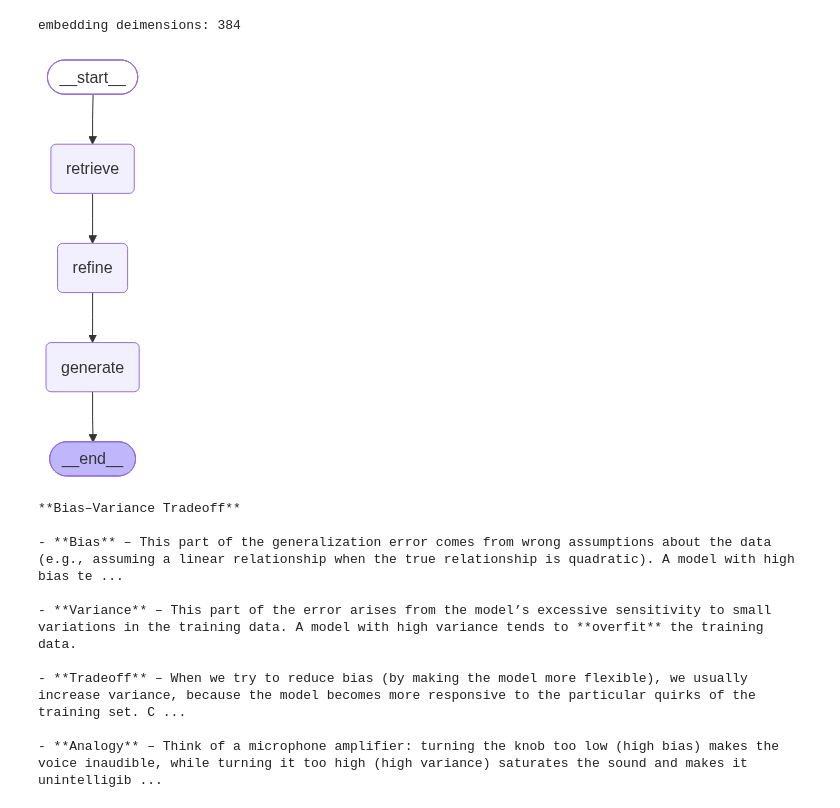
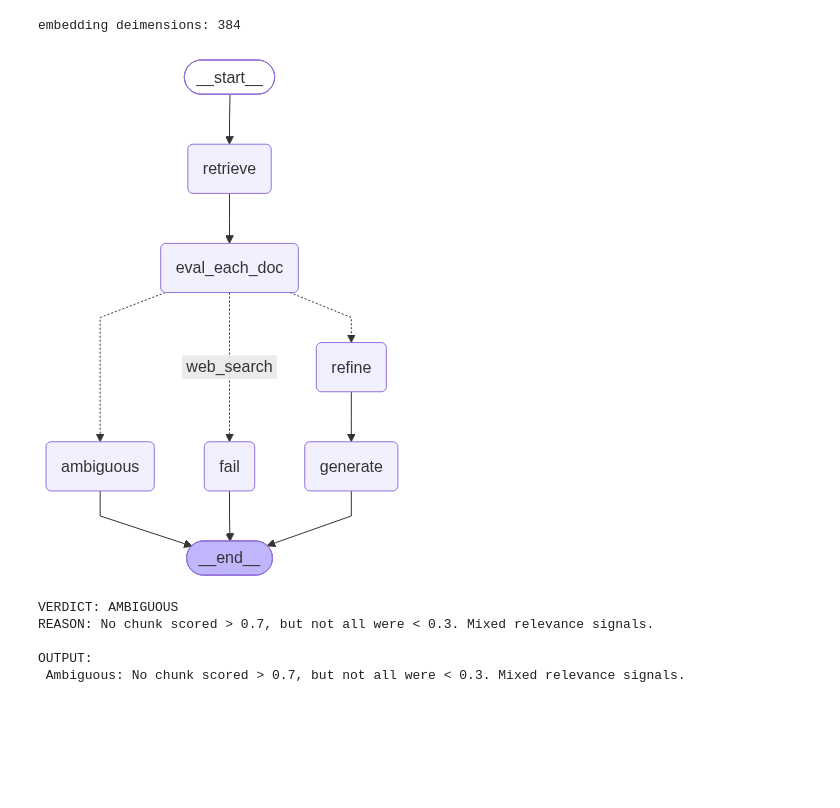
Before and after one commit to sumran58/advanced-rag, a Jupyter notebook: corrective rag/corrective_rag.ipynb, the cells around one changed output. Cells and saved outputs as stored; diff of their text form; code cells hidden in the pictures; blank space fills up the shorter version.

```diff
--- a/corrective rag/corrective_rag.ipynb
+++ b/corrective rag/corrective_rag.ipynb
@@ -61,11 +61,14 @@ LOWER_TH=0.3
 class State(TypedDict):
     question: str
     docs: List[Document]
+    good_docs=List[Document]
+    verdict:str #correct,incorrect,ambiguous
+    reason:str #the reason of the verdict
     answer: str
     strips:List[str] # for retriveal refinement we will be creating the sub chunks of the retrived document
     kept_strips:List[str] #after passing to the llm only few strips will be selected which will be relevan to the query
     refined_context:str # th selected strips will be passed to the llm and the dinal reposne
 # %%
-def retrieve(state):
+def retrieve_node(state):
     q = state["question"]
     return {"docs": retriever.invoke(q)}
@@ -105,7 +172,7 @@ def refine(state: State) -> State:
     q = state["question"]
 
     # Combine retrieved docs into one context string
-    context = "\n\n".join(d.page_content for d in state["docs"]).strip()
+    context = "\n\n".join(d.page_content for d in state["good_docs"]).strip()
 
     # 1) DECOMPOSITION: context -> sentence strips
     strips = decompose_to_sentences(context)
@@ -139,40 +206,68 @@ answer_prompt = ChatPromptTemplate.from_messages(
 def generate(state: State) -> State:
     out = (answer_prompt | llm).invoke({"question": state["question"], "refined_context": state['refined_context']})
     return {"answer": out.content}
+# %%
+def fail_node(state: State) -> State:
+    return {"answer": f"FAIL: {state['reason']}"}
+
+def ambiguous_node(state: State) -> State:
+    return {"answer": f"Ambiguous: {state['reason']}"}
+
+def route_after_eval(state: State) -> str:
+    if state["verdict"] == "CORRECT":
+        return "refine"
+    elif state["verdict"] == "INCORRECT":
+        return "web_search"
+    else:
+        return "ambiguous"
 # %%
 g = StateGraph(State)
-g.add_node("retrieve", retrieve)
+g.add_node("retrieve", retrieve_node)
+g.add_node("eval_each_doc", eval_each_doc_node)
 g.add_node("refine", refine)
 g.add_node("generate", generate)
+g.add_node("fail", fail_node)
+g.add_node("ambiguous", ambiguous_node)
+
 
 g.add_edge(START, "retrieve")
-g.add_edge("retrieve", "refine")
+g.add_edge("retrieve", "eval_each_doc")
+
+g.add_conditional_edges(
+    "eval_each_doc",
+    route_after_eval,
+    {"refine": "refine", "web_search": "fail", "ambiguous": "ambiguous"}
+)
 g.add_edge("refine", "generate")
 g.add_edge("generate", END)
+g.add_edge("fail", END)
 
 app = g.compile()
-
 app
 # %% [output]
-[figure, old version]
+[figure, new version]
 # %%
 # 5) Run
-res = app.invoke({
-    "question": "Explain the bias–variance tradeoff",
-    "docs": [],
-    "strips": [],
-    "kept_strips": [],
-    "refined_context": "",
-    "answer": ""
-})
-print(res["answer"])
+res = app.invoke(
+    {
+        "question": "What are Transformers & why they important ",
+        "docs": [],
+        "good_docs": [],
+        "verdict": "",
+        "reason": "",
+        "strips": [],
+        "kept_strips": [],
+        "refined_context": "",
+        "answer": "",
+    }
+)
+
+print("VERDICT:", res["verdict"])
+print("REASON:", res["reason"])
+print("\nOUTPUT:\n", res["answer"])
 # %% [output]
-**Bias–Variance Tradeoff**
+VERDICT: AMBIGUOUS
+REASON: No chunk scored > 0.7, but not all were < 0.3. Mixed relevance signals.
 
-- **Bias** – This part of the generalization error comes from wrong assumptions about the data (e.g., assuming a linear relationship when the true relationship is quadratic). A model with high bias te ...
-
-- **Variance** – This part of the error arises from the model’s excessive sensitivity to small variations in the training data. A model with high variance tends to **overfit** the training data.
-
-- **Tradeoff** – When we try to reduce bias (by making the model more flexible), we usually increase variance, because the model becomes more responsive to the particular quirks of the training set. C ...
-
-- **Analogy** – Think of a microphone amplifier: turning the knob too low (high bias) makes the voice inaudible, while turning it too high (high variance) saturates the sound and makes it unintelligib ...
+OUTPUT:
+ Ambiguous: No chunk scored > 0.7, but not all were < 0.3. Mixed relevance signals.
```
Also changed, not shown: parts of 2 cells of this notebook.
